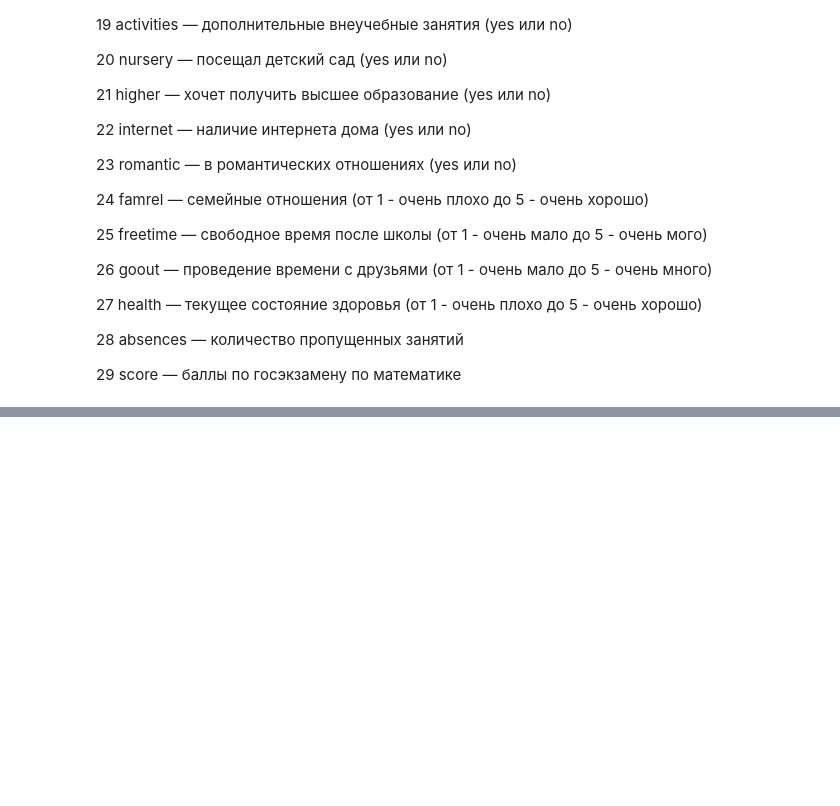
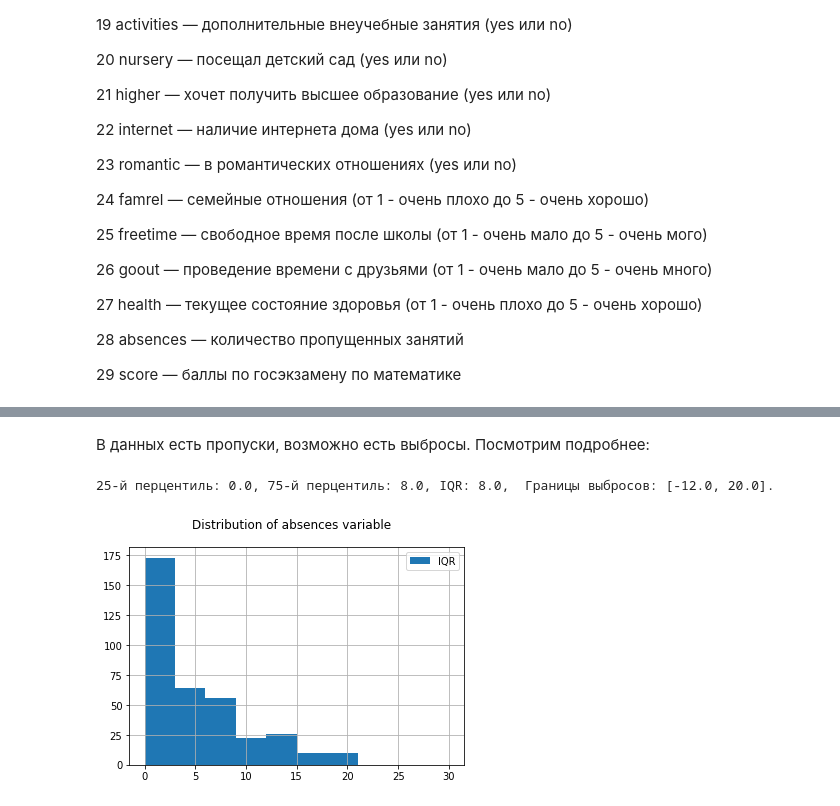
Before and after one commit to zhilenkomariya/skillfactory_rds, a Jupyter notebook: module_3/2. Разведывательный анализ данных (EDA). 2 часть (Математика).ipynb, the cells around one changed output, grey strips where cells are left out. Saved outputs shown, nothing was run; the diff lists cells and outputs as text; code cells hidden in the pictures; blank space fills up the shorter version.

```diff
--- a/module_3/2. Разведывательный анализ данных (EDA). 2 часть (Математика).ipynb
+++ b/module_3/2. Разведывательный анализ данных (EDA). 2 часть (Математика).ipynb
@@ -79,0 +267,15 @@
+# %% [markdown]
+В данных есть пропуски, возможно есть выбросы. Посмотрим подробнее:
+# %%
+median = math.absences.median()
+IQR = math.absences.quantile(0.75) - math.absences.quantile(0.25)
+perc25 = math.absences.quantile(0.25)
+perc75 = math.absences.quantile(0.75)
+print('25-й перцентиль: {},'.format(perc25), '75-й перцентиль: {},'.format(perc75)
+      , "IQR: {}, ".format(IQR),"Границы выбросов: [{f}, {l}].".format(f=perc25 - 1.5*IQR, l=perc75 + 1.5*IQR))
+math.absences.loc[math.absences.between(perc25 - 1.5*IQR, perc75 + 1.5*IQR)].hist(bins = 10, range = (0, 30), label = 'IQR')
+plt.suptitle('Distribution of absences variable')
+plt.legend();
+# %% [output]
+25-й перцентиль: 0.0, 75-й перцентиль: 8.0, IQR: 8.0,  Границы выбросов: [-12.0, 20.0].
+[figure, added]
```
Also changed, not shown: parts of 195 cells of this notebook, 1 other file.
